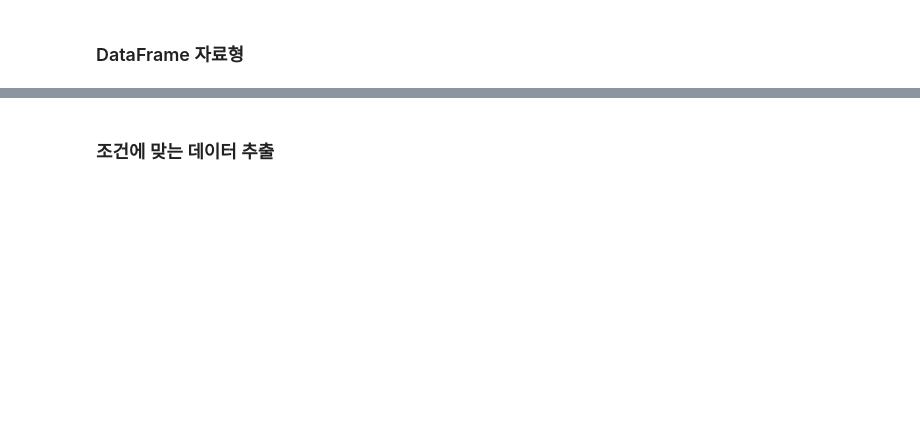
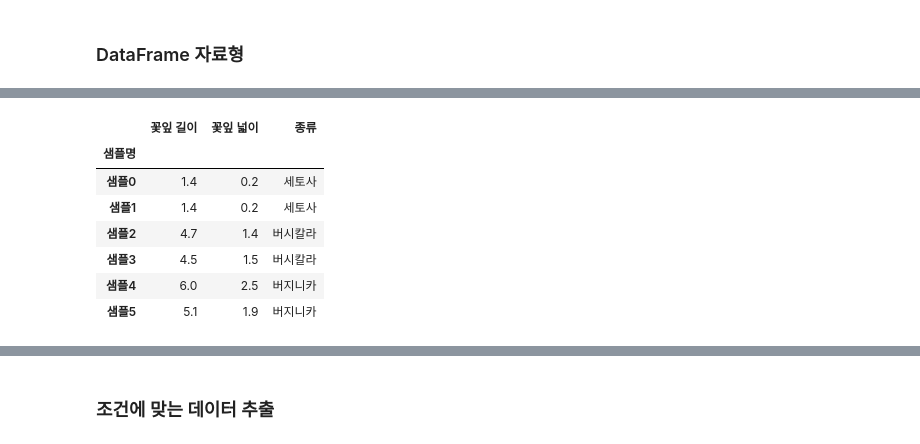
Before and after one commit to DoubleH94/SeSACAISecurity4, a Jupyter notebook: 1_주요라이브러리.ipynb, the cells around one changed output, grey strips where cells are left out. Cells and saved outputs as stored; diff of their text form; code cells hidden in the pictures; blank space fills up the shorter version.

```diff
--- a/1_주요라이브러리.ipynb
+++ b/1_주요라이브러리.ipynb
@@ -106,0 +316,15 @@ df
+# %%
+# 인덱스 지정
+# set_index() 함수는 복제해서 가져옴
+df = df.set_index(df['샘플명']) # '샘플명' 열을 인덱스로 설정
+df = df.drop(['샘플명'],axis=1) # '샘플명' 열을 삭제
+df
+# %% [output]
+|  | 꽃잎 길이 | 꽃잎 넓이 | 종류 |
+| 샘플명 |  |  |  |
+| 샘플0 | 1.4 | 0.2 | 세토사 |
+| 샘플1 | 1.4 | 0.2 | 세토사 |
+| 샘플2 | 4.7 | 1.4 | 버시칼라 |
+| 샘플3 | 4.5 | 1.5 | 버시칼라 |
+| 샘플4 | 6.0 | 2.5 | 버지니카 |
+| 샘플5 | 5.1 | 1.9 | 버지니카 |
```
Also changed, not shown: parts of 75 cells of this notebook.
